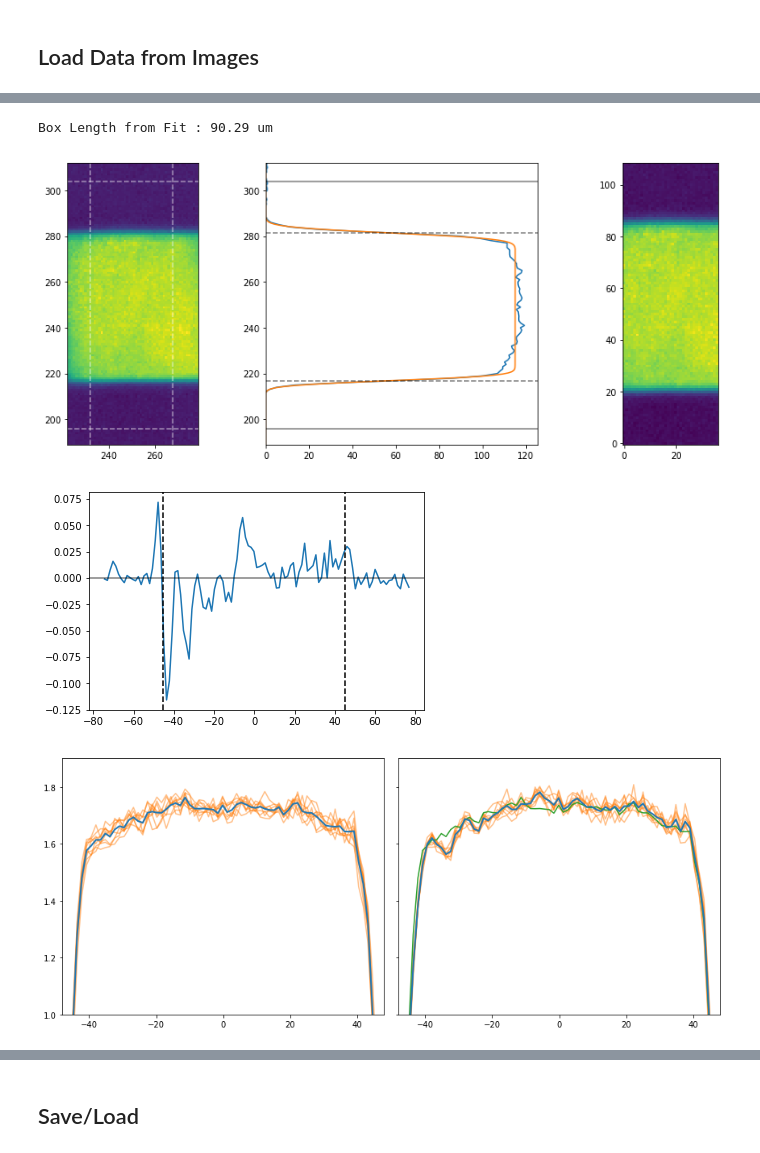
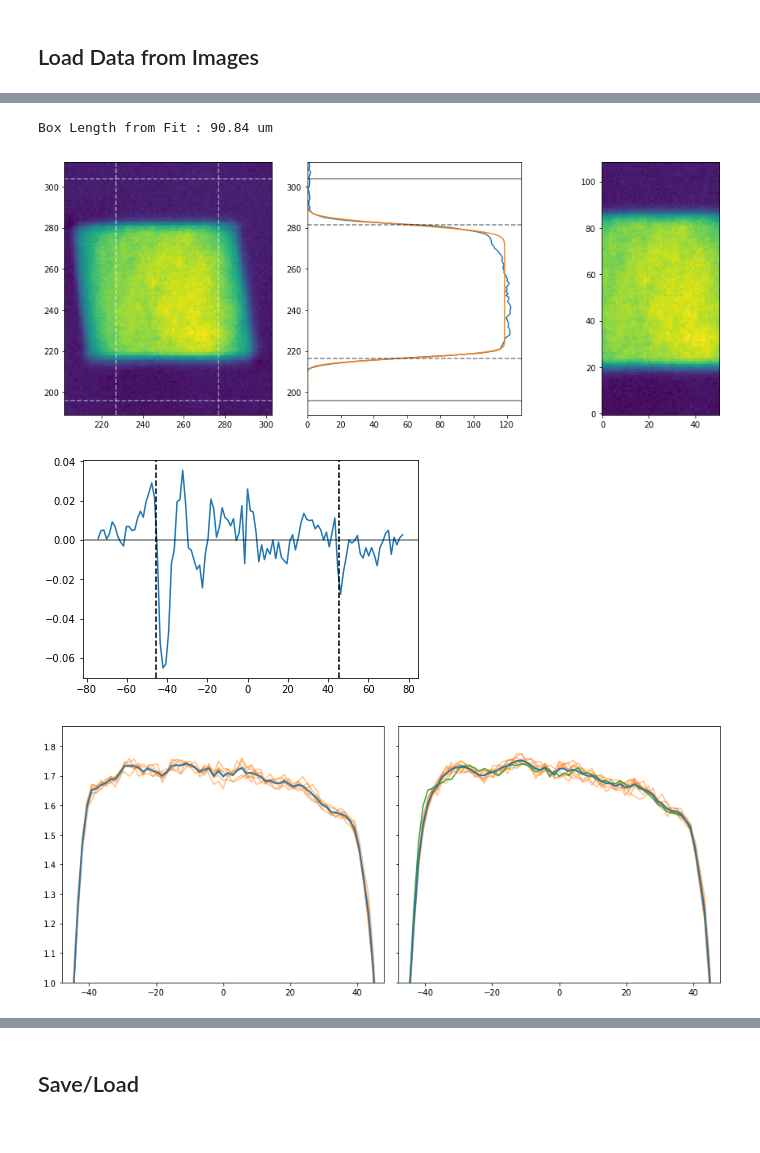
Before and after one commit to ranchop/QCalc, a Jupyter notebook: Box Shaking/Box Shaking Analyzer.ipynb, the cells around one changed output, grey strips where cells are left out. Cells and saved outputs as stored; diff of their text form; code cells hidden in the pictures.

```diff
--- a/Box Shaking/Box Shaking Analyzer.ipynb
+++ b/Box Shaking/Box Shaking Analyzer.ipynb
@@ -582,7 +585,7 @@ Total number of images   : 19
 #             **dict(center_x = 1150, center_y = 1307, width=1000, height=1000, fudge=1.73)}
 
 settings = {**default_settings,
-            **dict(center_x = 1180, center_y = 1372, width=1000, height=1000, fudge=1.73, subsample=2)}
+            **dict(center_x = 1196, center_y = 1371, width=1000, height=1000, fudge=1.73, subsample=2)}
 
 # Apply settings
 for i, r in df_all.iterrows():
@@ -672,7 +675,7 @@ display(WID_center_y)
 width = WID_width.value // settings['subsample']
 height = WID_height.value // settings['subsample']
 center = [WID_center_x.value // settings['subsample'],WID_center_y.value // settings['subsample']]
-plot_buffer = [10, 7]
+plot_buffer = [25, 7]
 roi = get_roi(data=df_bg.image.iloc[0].app, center=center, width=width, height=height)
 
 # Average all BG images
@@ -684,35 +687,35 @@ guess_width = 80e-6 / df_bg.iloc[0].image.pixel_binned / 2
 guess_sigma = 10e-6 / df_bg.iloc[0].image.pixel_binned
 guess = [bg_curve.maxx//2 - guess_width, bg_curve.maxx//2 + guess_width,
          guess_sigma, guess_sigma, bg_curve.maxy, bg_curve.y[0], bg_curve.y[0]/bg_curve.maxx]
 bg_curve.removenan()
 fr, fe = bg_curve.fit(fitfun_erf, guess, plot=False)
 box_center = np.mean([fr[1], fr[0]])
 box_length = abs(fr[1] - fr[0])
 info['Box Length Fit'] = box_length * df_bg.iloc[0].image.pixel_binned
 print('Box Length from Fit : {:.2f} um'.format(info['Box Length Fit'] * 1e6))
 
 
 # Plot
 fig, ax = plt.subplots(ncols=3, figsize=[13, 5])
 ax[0].imshow(bg_app, origin=0)
 ax[0].axhline(roi[0].start, c='w', linestyle='--', alpha=0.5)
 ax[0].axhline(roi[0].stop-1, c='w', linestyle='--', alpha=0.5)
 ax[0].axvline(roi[1].start, c='w', linestyle='--', alpha=0.5)
 ax[0].axvline(roi[1].stop-1, c='w', linestyle='--', alpha=0.5)
 ax[0].set(xlim=[roi[1].start - plot_buffer[0], roi[1].stop + plot_buffer[0]],
           ylim=[roi[0].start - plot_buffer[1], roi[0].stop + plot_buffer[1]])
 ax[1].plot(bg_curve.y, bg_curve.x)
 ax[1].plot(bg_curve.xyfitplot[1], bg_curve.xyfitplot[0])
 ax[1].axhline(roi[0].start, c='k', linestyle='-', alpha=0.5)
 ax[1].axhline(roi[0].stop-1, c='k', linestyle='-', alpha=0.5)
 ax[1].axhline(fr[0], c='k', linestyle='--', alpha=0.5)
 ax[1].axhline(fr[1], c='k', linestyle='--', alpha=0.5)
 ax[1].set(ylim=[roi[0].start - plot_buffer[1], roi[0].stop + plot_buffer[1]], xlim=[0, None])
 ax[2].imshow(bg_app[roi], origin=0)
 plt.tight_layout()
 # %% [output]
-Box Length from Fit : 90.29 um
+Box Length from Fit : 90.84 um
-[figure, old version]
+[figure, new version]
 # %%
 # Generate 1D density for all, and normalize mean of values so the peak is around 1
 
@@ -770,7 +773,7 @@ if len(x) == 1:
     plt.axvline(-info['Box Length Fit']*1e6/2, c='k', linestyle='--', )
     plt.axhline(0, c='k', linestyle='-', alpha=0.5)
 # %% [output]
-[figure, old version]
+[figure, new version]
 # %%
 # Collection of 1D profiles
 
@@ -788,7 +791,7 @@ ax[1].plot(z, np.mean(df_data.profile, axis=0), linewidth=2)
 ax[1].set(ylim=[1, None], xlim=[-48, 48])
 plt.tight_layout()
 # %% [output]
-[figure, old version]
+[figure, new version]
 # %%
 plt.hist(np.concatenate([df_data.x, df_bg.x]));
 # plt.figure(figsize=[3,5])
```
Also changed, not shown: parts of 11 cells of this notebook, 2 other files.
